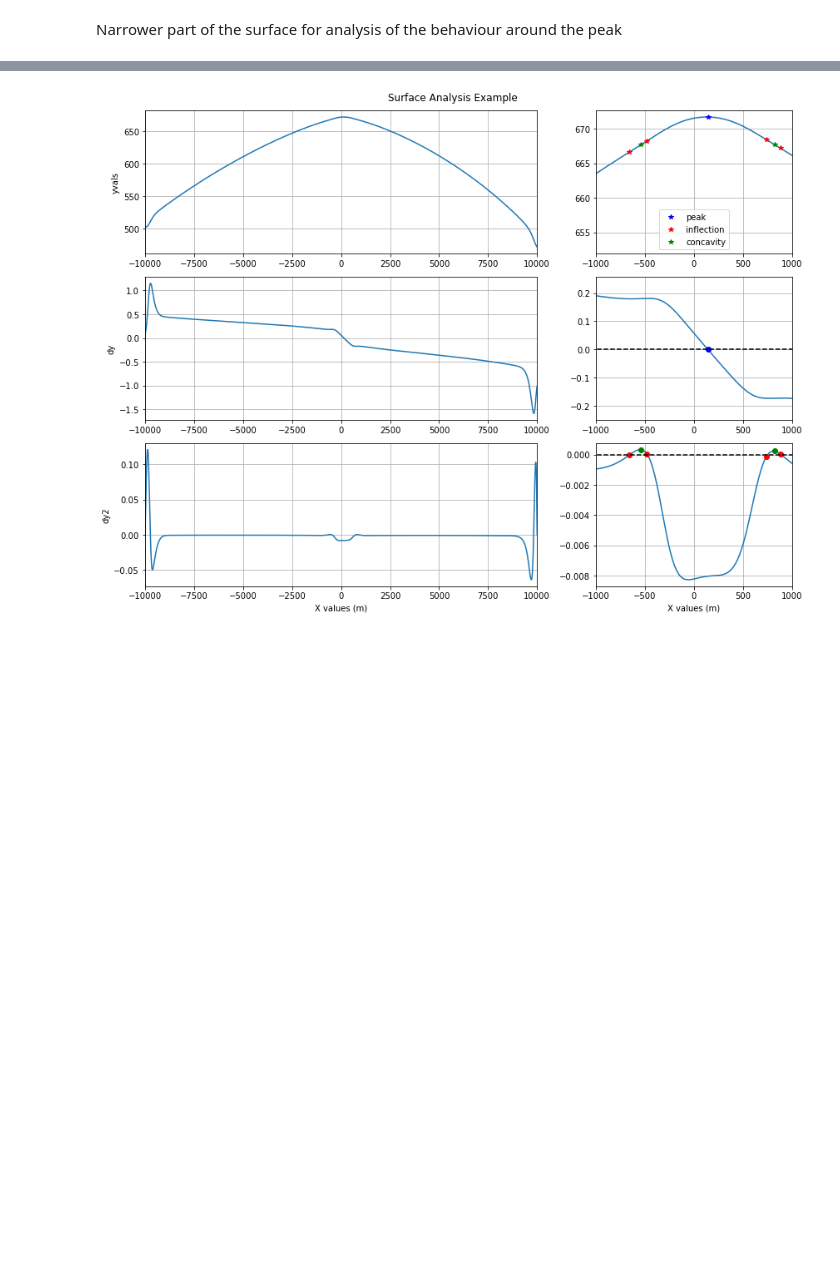
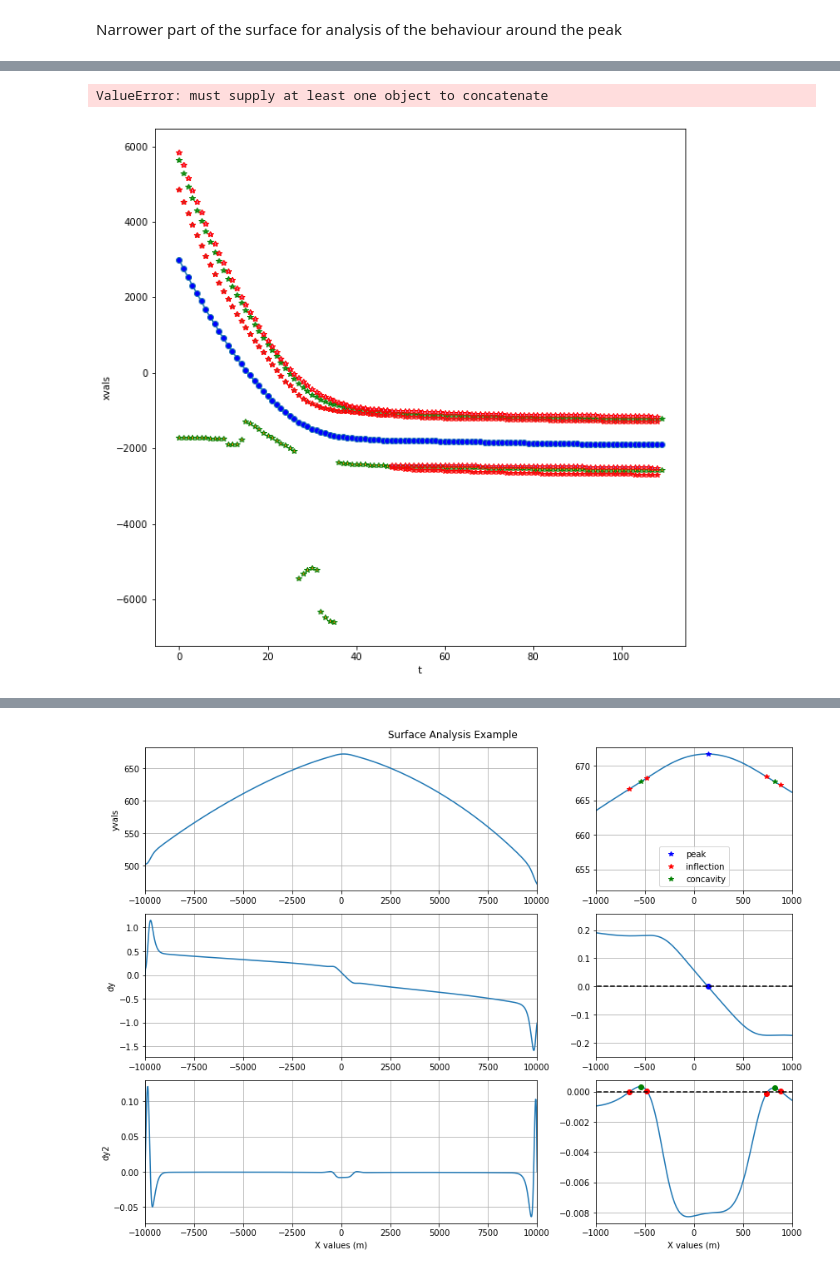
Before and after one commit to janeeleven/rces-final-project, a Jupyter notebook: ice_rise_xarray.ipynb, the cells around one changed output, grey strips where cells are left out. Saved outputs shown, nothing was run; the diff lists cells and outputs as text; code cells hidden in the pictures; blank space fills up the shorter version.

```diff
--- a/ice_rise_xarray.ipynb
+++ b/ice_rise_xarray.ipynb
@@ -166,0 +247,6 @@ Data variables:
+# %%
+peakdat = xr.concat(peakarr, dim='t')
+peakdat
+peakdat.to_netcdf('peak_vals.nc')
+# %% [output]
+ValueError: must supply at least one object to concatenate
@@ -166,0 +261,18 @@ Data variables:
+# %%
+peakdat = xr.open_dataset('peak_vals.nc')
+concdat = xr.open_dataset('conc_vals.nc')
+infldat = xr.open_dataset('infl_vals.nc')
+
+fig,ax = plt.subplots(figsize = [10,10])
+peakdat.sel(ynode = (peakdat.ynode.shape[0] - 1)).xvals.plot(marker = 'o', markerfacecolor = 'blue', ax = ax, label ='Peak Value')
+
+gsc = concdat.sel(ynode = (concdat.ynode.shape[0] - 1)).groupby('xnode')
+
+for gname, gp in gsc:
+    gp.xvals.plot(marker = '*',linestyle='None',markeredgecolor = 'green', ax = ax)
+
+gsi = infldat.sel(ynode = (concdat.ynode.shape[0] - 1)).groupby('xnode')
+for gname, gp in gsi:
+    gp.xvals.plot(marker = '*',linestyle='None',markeredgecolor = 'red', ax = ax)
+# %% [output]
+[figure, added]
```
Also changed, not shown: parts of 25 cells of this notebook.
